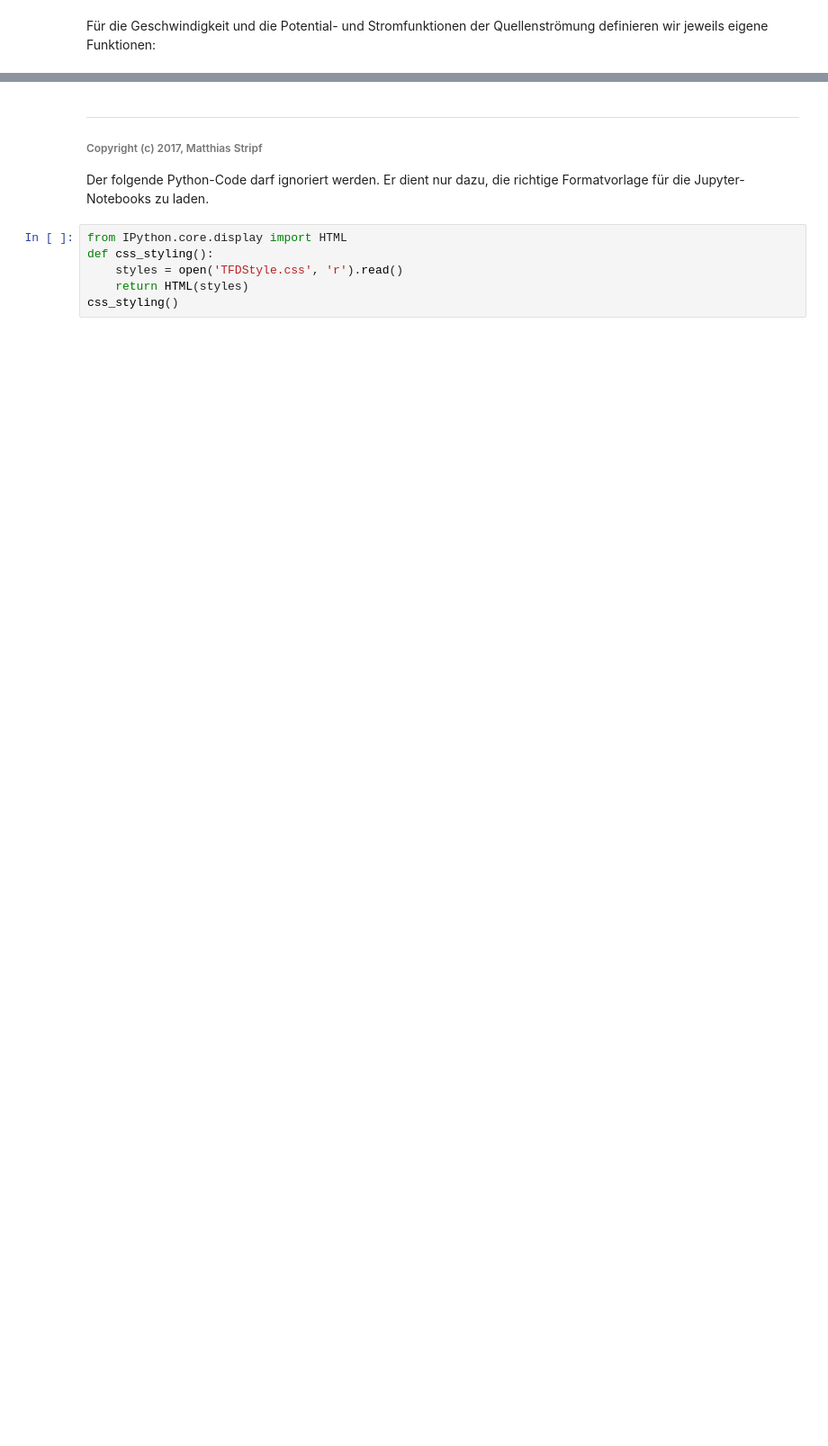
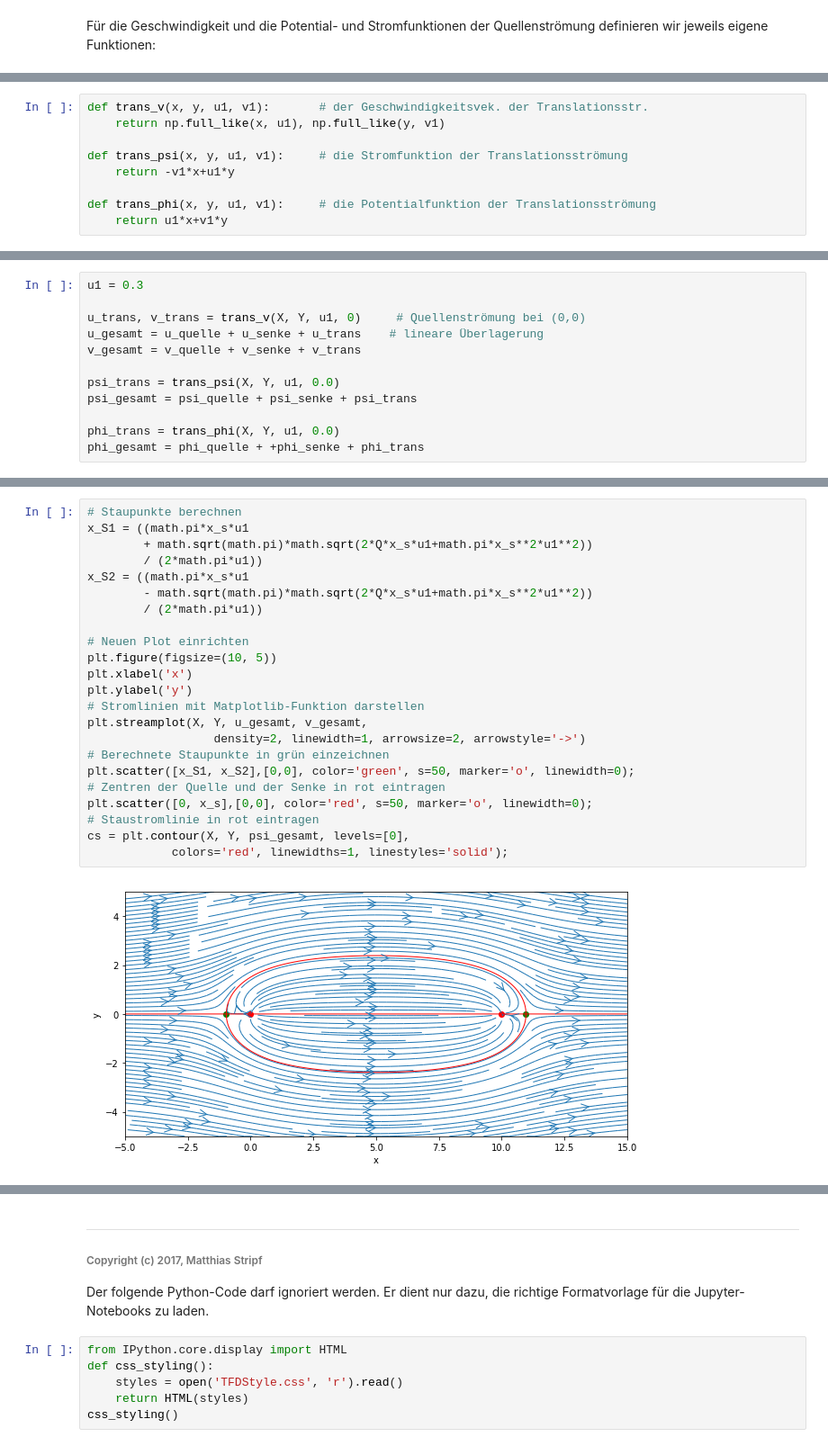
Before and after one commit to HsKA-ThermalFluiddynamics/NSS-1, a Jupyter notebook: 2_2-Potentialtheorie - Elementarstroemungen.ipynb, the cells around one changed output, grey strips where cells are left out. Shown at 90% size. Saved outputs shown, nothing was run; the diff lists cells and outputs as text; blank space fills up the shorter version.

```diff
--- a/2_2-Potentialtheorie - Elementarstroemungen.ipynb
+++ b/2_2-Potentialtheorie - Elementarstroemungen.ipynb
@@ -162,0 +164,9 @@ plt.scatter(10, 0, color='red', s=40, marker='o', linewidth=0);
+# %%
+def trans_v(x, y, u1, v1):       # der Geschwindigkeitsvek. der Translationsstr.
+    return np.full_like(x, u1), np.full_like(y, v1)
+
+def trans_psi(x, y, u1, v1):     # die Stromfunktion der Translationsströmung
+    return -v1*x+u1*y
+
+def trans_phi(x, y, u1, v1):     # die Potentialfunktion der Translationsströmung
+    return u1*x+v1*y
@@ -162,0 +175,12 @@ plt.scatter(10, 0, color='red', s=40, marker='o', linewidth=0);
+# %%
+u1 = 0.3
+
+u_trans, v_trans = trans_v(X, Y, u1, 0)     # Quellenströmung bei (0,0)
+u_gesamt = u_quelle + u_senke + u_trans    # lineare Überlagerung
+v_gesamt = v_quelle + v_senke + v_trans
+
+psi_trans = trans_psi(X, Y, u1, 0.0)
+psi_gesamt = psi_quelle + psi_senke + psi_trans
+
+phi_trans = trans_phi(X, Y, u1, 0.0)
+phi_gesamt = phi_quelle + +phi_senke + phi_trans
@@ -162,0 +197,25 @@ plt.scatter(10, 0, color='red', s=40, marker='o', linewidth=0);
+# %%
+# Staupunkte berechnen
+x_S1 = ((math.pi*x_s*u1
+        + math.sqrt(math.pi)*math.sqrt(2*Q*x_s*u1+math.pi*x_s**2*u1**2))
+        / (2*math.pi*u1))
+x_S2 = ((math.pi*x_s*u1
+        - math.sqrt(math.pi)*math.sqrt(2*Q*x_s*u1+math.pi*x_s**2*u1**2))
+        / (2*math.pi*u1))
+
+# Neuen Plot einrichten
+plt.figure(figsize=(10, 5))
+plt.xlabel('x')
+plt.ylabel('y')
+# Stromlinien mit Matplotlib-Funktion darstellen
+plt.streamplot(X, Y, u_gesamt, v_gesamt,
+                  density=2, linewidth=1, arrowsize=2, arrowstyle='->')
+# Berechnete Staupunkte in grün einzeichnen
+plt.scatter([x_S1, x_S2],[0,0], color='green', s=50, marker='o', linewidth=0);
+# Zentren der Quelle und der Senke in rot eintragen
+plt.scatter([0, x_s],[0,0], color='red', s=50, marker='o', linewidth=0);
+# Staustromlinie in rot eintragen
+cs = plt.contour(X, Y, psi_gesamt, levels=[0],
+            colors='red', linewidths=1, linestyles='solid');
+# %% [output]
+[figure, added]
```
Also changed, not shown: parts of 23 cells of this notebook.
